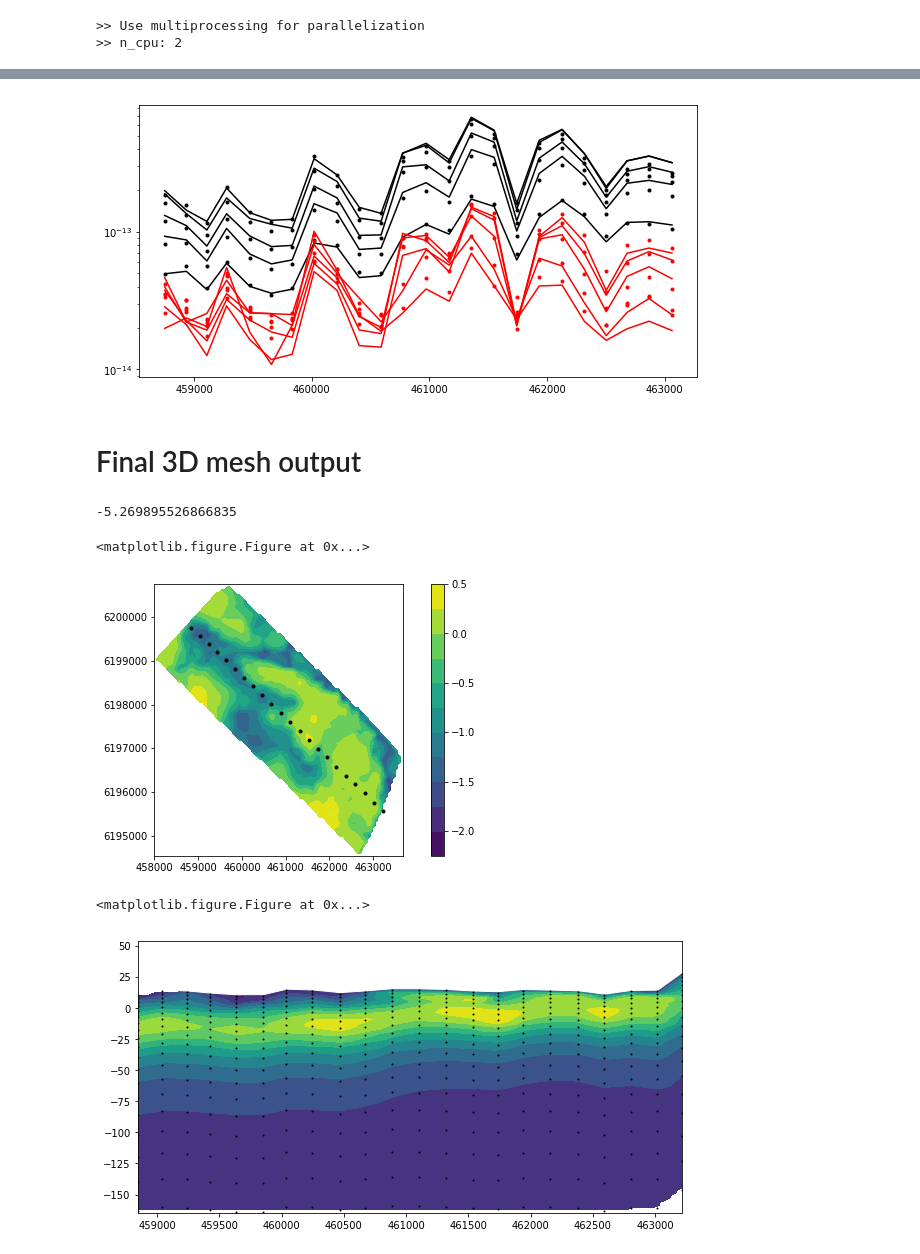
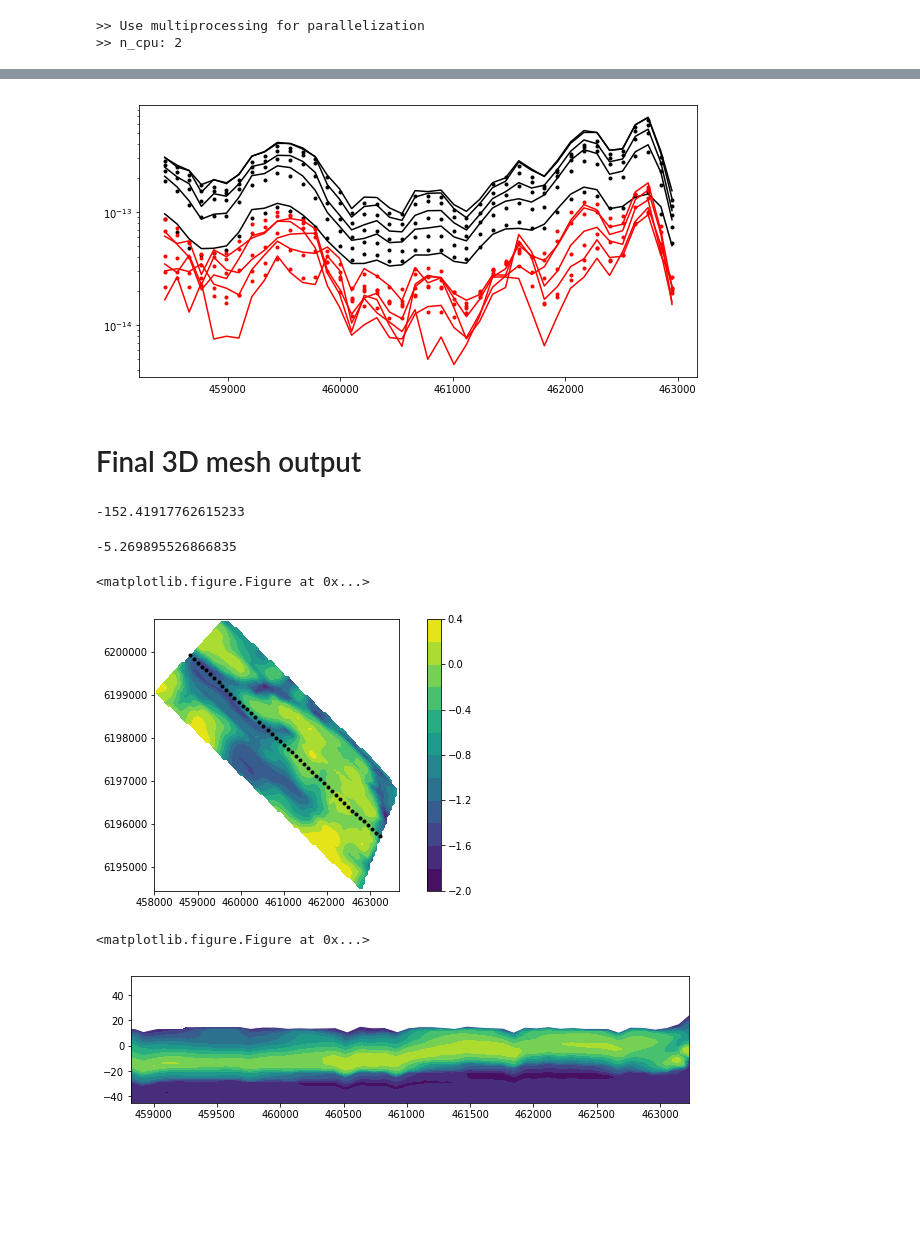
Before and after one commit to simpeg/simpegEM1D, a Jupyter notebook: simpegem1d/notebooks/Test_global_em1d_inversion_booky.ipynb, the cells around one changed output, grey strips where cells are left out. Drawn from its saved outputs; the diff is of its cells as text; code cells hidden in the pictures; blank space fills up the shorter version.

```diff
--- a/simpegem1d/notebooks/Test_global_em1d_inversion_booky.ipynb
+++ b/simpegem1d/notebooks/Test_global_em1d_inversion_booky.ipynb
@@ -46,7 +46,7 @@ resolve = h5py.File(
 )
 
 river_path = resolve["river_path"].value    # River path
-nskip = 2
+nskip = 1
 nSounding = resolve["data"][::nskip, :].shape[0]    # the # of soundings
 
 # Bird height from surface
@@ -218,7 +218,7 @@ floor = abs(20 * bp * 1e-6)   # floor of 20ppm
 uncert = std*abs(dobs)+floor
 np.random.seed(1)
 survey.dobs = dobs
-m0 = np.ones(mesh_reg.nC) * np.log(1./50.)
+m0 = np.ones(mesh_reg.nC) * np.log(1./100.)
 dmisfit = DataMisfit.l2_DataMisfit(survey)
 dmisfit.W = 1./uncert
 regmap = Maps.IdentityMap(mesh_reg)
@@ -226,12 +226,12 @@ regmap = Maps.IdentityMap(mesh_reg)
 reg = Regularization.Sparse(
     mesh_reg, mapping=regmap,
     alpha_s=1.,
-    alpha_x = 2.,
-    alpha_y = 2.,
+    alpha_x = 1.,
+    alpha_y = 10.,
 )
 p = 0
 qx, qz = 1., 1.
-reg.norms = [p, qx, qz, 0.]
+reg.norms = np.c_[p, qx, qz, 0.]
 # reg.norms = np.c_[p, qx, qz, 0.]
 IRLS = Directives.Update_IRLS(maxIRLSiter=10, minGNiter=1)
 opt = Optimization.InexactGaussNewton(maxIter = 20)
@@ -308,7 +298,7 @@ plt.colorbar(out[0])
 # %%
 PRED = invProb.dpred.reshape((prob.n_sounding, 2, survey.n_frequency))
 # %%
-i_line = 9
+i_line = 4
 ind_line = line == uniq_line[i_line]
 figsize(10, 5)
 for i_freq in range(survey.n_frequency):
@@ -318,7 +308,7 @@ for i_freq in range(survey.n_frequency):
     plt.semilogy(xy[ind_line,0], -DOBS[ind_line,1,i_freq], 'r')
     plt.semilogy(xy[ind_line,0], -PRED[ind_line,1,i_freq], 'r.')
 # %% [output]
-[figure, old version]
+[figure, new version]
 # %% [markdown]
 # Final 3D mesh output
 # %%
@@ -337,25 +327,33 @@ Sigma_l2 = sigma_l2.reshape((hz.size, n_sounding), order='F')
+# %%
+xmin, xmax = xy[:,0].min(), xy[:,0].max()
+ymin, ymax = xy[:,1].min(), xy[:,1].max()
+zmin, zmax = topo[:,2].min() + depth.min(), topo[:,2].max()
+# %%
+zmin
+# %% [output]
+-152.41917762615233
 # %%
 iz = 2
-i_line = 10
+i_line = 11
 ind_line = line == uniq_line[i_line]
 xz = xyz[:, ind_line, :][:,:,[0,2]].reshape((int(hz.size*ind_line.sum()), 2), order='F')
 print (depth[iz])
 temp = sigma.reshape((mesh_reg.vnC), order='F')[iz,:]
 fig = plt.figure(figsize=(8, 8))
 out = Utils.plot2Ddata(xy, temp, scale='log', contourOpts={'cmap':'viridis'}, ncontour=10)
 plt.plot(xy[ind_line,0], xy[ind_line,1], 'k.')
 plt.colorbar(out[0])
 
 fig = plt.figure()
 sigma_xz = Utils.mkvc(Sigma[:,ind_line])
-Utils.plot2Ddata(xz, sigma_xz, scale='log', dataloc=True)
+Utils.plot2Ddata(xz, sigma_xz, scale='log', dataloc=False)
 plt.fill_between(topo[ind_line, 0], topo[ind_line, 2], topo[ind_line, 1]*0. + zmax, color='w')
-plt.ylim(zmin, zmax)
+plt.ylim(zmax-100, zmax)
 plt.gca().set_aspect(10)
 # %% [output]
 -5.269895526866835
 <matplotlib.figure.Figure at 0x...>
-[figure, old version]
+[figure, new version]
 <matplotlib.figure.Figure at 0x...>
-[figure, old version]
+[figure, new version]
 # %%
```
Also changed, not shown: parts of 20 cells of this notebook, 1 other file.
